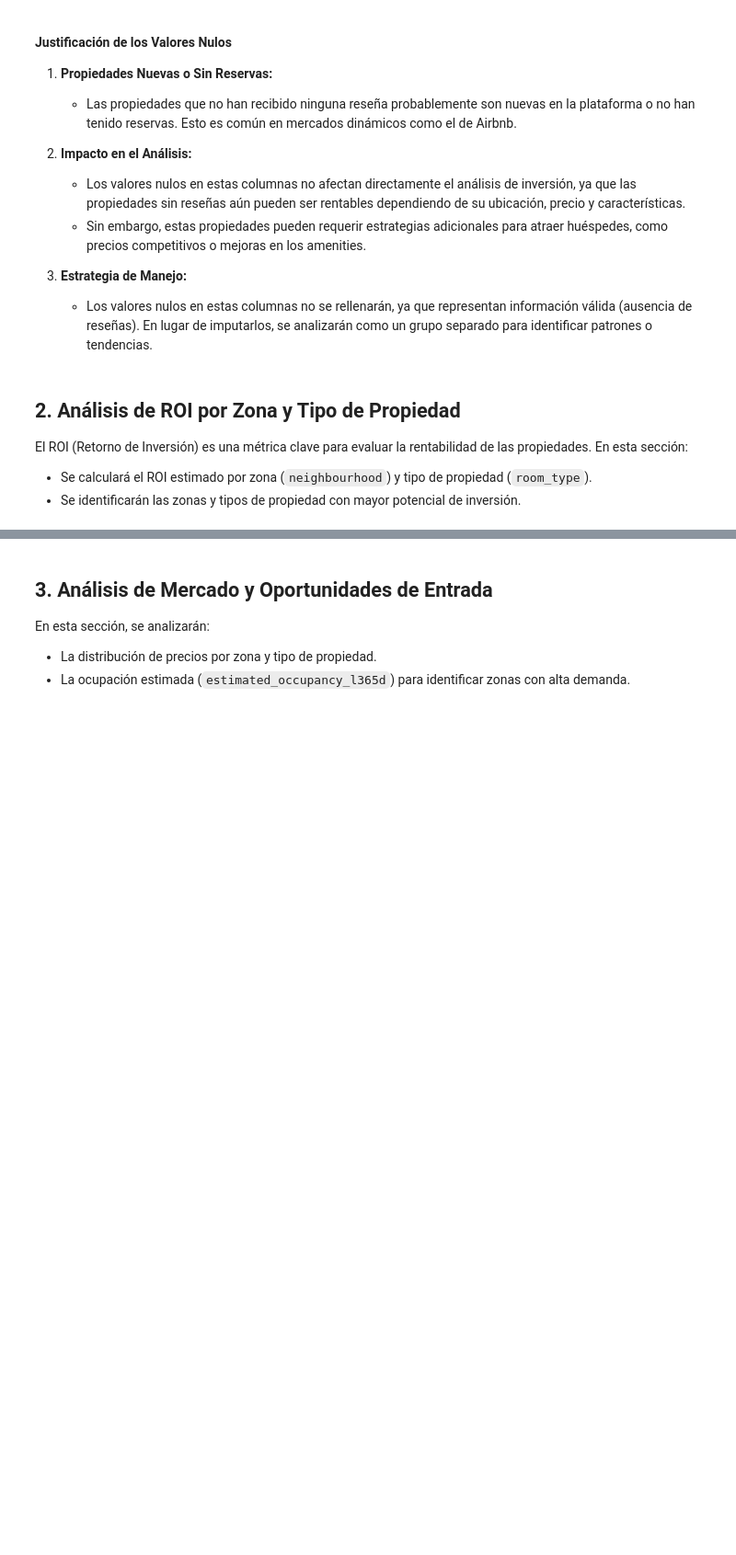
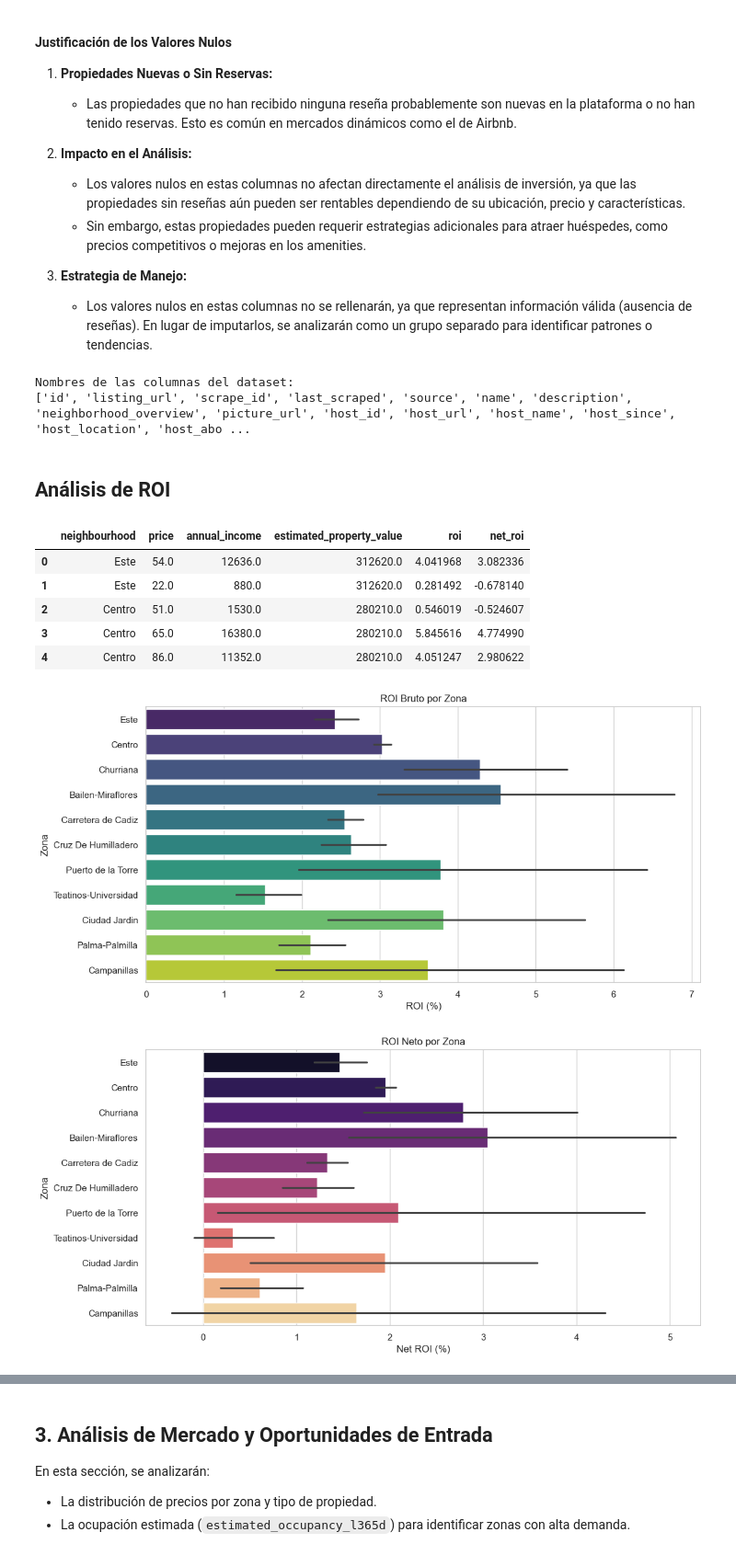
Before and after one commit to vfpomer/Analisis-de-inversion-inmobiliario, a Jupyter notebook: notebooks/malaga_eda.ipynb, the cells around one changed output, grey strips where cells are left out. Shown at 92% size. Drawn from its saved outputs; the diff is of its cells as text; code cells hidden in the pictures; blank space fills up the shorter version.

```diff
--- a/notebooks/malaga_eda.ipynb
+++ b/notebooks/malaga_eda.ipynb
@@ -135,9 +142,54 @@ Las columnas `first_review` y `last_review` representan las fechas de la primera
 
 3. **Estrategia de Manejo:**
    - Los valores nulos en estas columnas no se rellenarán, ya que representan información válida (ausencia de reseñas). En lugar de imputarlos, se analizarán como un grupo separado para identificar patrones o tendencias.
-# %% [markdown]
-## 2. Análisis de ROI por Zona y Tipo de Propiedad
-
-El ROI (Retorno de Inversión) es una métrica clave para evaluar la rentabilidad de las propiedades. En esta sección:
-- Se calculará el ROI estimado por zona (`neighbourhood`) y tipo de propiedad (`room_type`).
-- Se identificarán las zonas y tipos de propiedad con mayor potencial de inversión.
+# %%
+# nombre de las columnas en el dataset
+print("\nNombres de las columnas del dataset:")
+print(df.columns.tolist())
+# %% [output]
+Nombres de las columnas del dataset:
+['id', 'listing_url', 'scrape_id', 'last_scraped', 'source', 'name', 'description', 'neighborhood_overview', 'picture_url', 'host_id', 'host_url', 'host_name', 'host_since', 'host_location', 'host_abo ...
+# %% [markdown]
+## Análisis de ROI
+# %%
+# Calcular ingreso anual estimado por propiedad
+df['annual_income'] = df['estimated_revenue_l365d']  # Usar la columna existente de ingresos estimados anuales
+
+# Suposición: estimar el valor promedio de la propiedad usando el precio por metro cuadrado
+average_m2 = 70  # Tamaño promedio estimado de vivienda en m²
+df['estimated_property_value'] = df['price_per_m2'] * average_m2
+
+# Calcular ROI bruto
+df['roi'] = (df['annual_income'] / df['estimated_property_value']) * 100
+
+# Calcular ROI neto con gastos estimados
+gastos_anuales = 3000  # Suposición de gastos anuales
+df['net_annual_income'] = df['annual_income'] - gastos_anuales
+df['net_roi'] = (df['net_annual_income'] / df['estimated_property_value']) * 100
+
+# Mostrar resultados
+display(df[['neighbourhood', 'price', 'annual_income', 'estimated_property_value', 'roi', 'net_roi']].head())
+
+# Visualización del ROI por zona
+plt.figure(figsize=(12, 6))
+sns.barplot(data=df, x='roi', y='neighbourhood', palette='viridis')
+plt.title("ROI Bruto por Zona")
+plt.xlabel("ROI (%)")
+plt.ylabel("Zona")
+plt.show()
+
+plt.figure(figsize=(12, 6))
+sns.barplot(data=df, x='net_roi', y='neighbourhood', palette='magma')
+plt.title("ROI Neto por Zona")
+plt.xlabel("Net ROI (%) - gastos anuales de 3000€")
+plt.ylabel("Zona")
+plt.show()
+# %% [output]
+|  | neighbourhood | price | annual_income | estimated_property_value | roi | net_roi |
+| 0 | Este | 54.0 | 12636.0 | 312620.0 | 4.041968 | 3.082336 |
+| 1 | Este | 22.0 | 880.0 | 312620.0 | 0.281492 | -0.678140 |
+| 2 | Centro | 51.0 | 1530.0 | 280210.0 | 0.546019 | -0.524607 |
+| 3 | Centro | 65.0 | 16380.0 | 280210.0 | 5.845616 | 4.774990 |
+| 4 | Centro | 86.0 | 11352.0 | 280210.0 | 4.051247 | 2.980622 |
+[figure, added]
+[figure, added]
```
Also changed, not shown: parts of 22 cells of this notebook, 7 other files.
